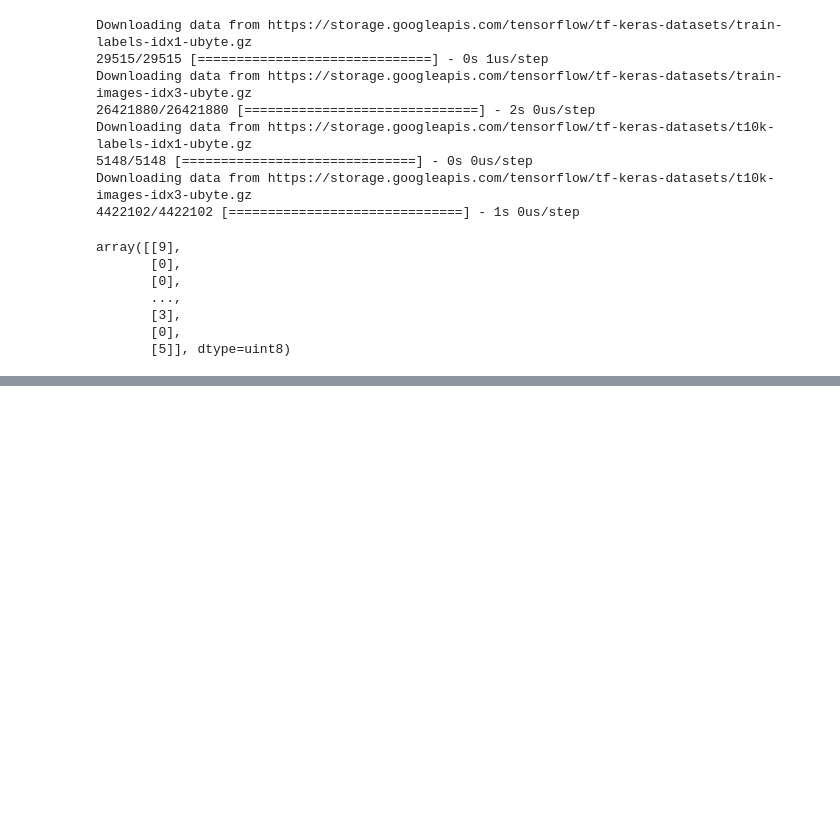
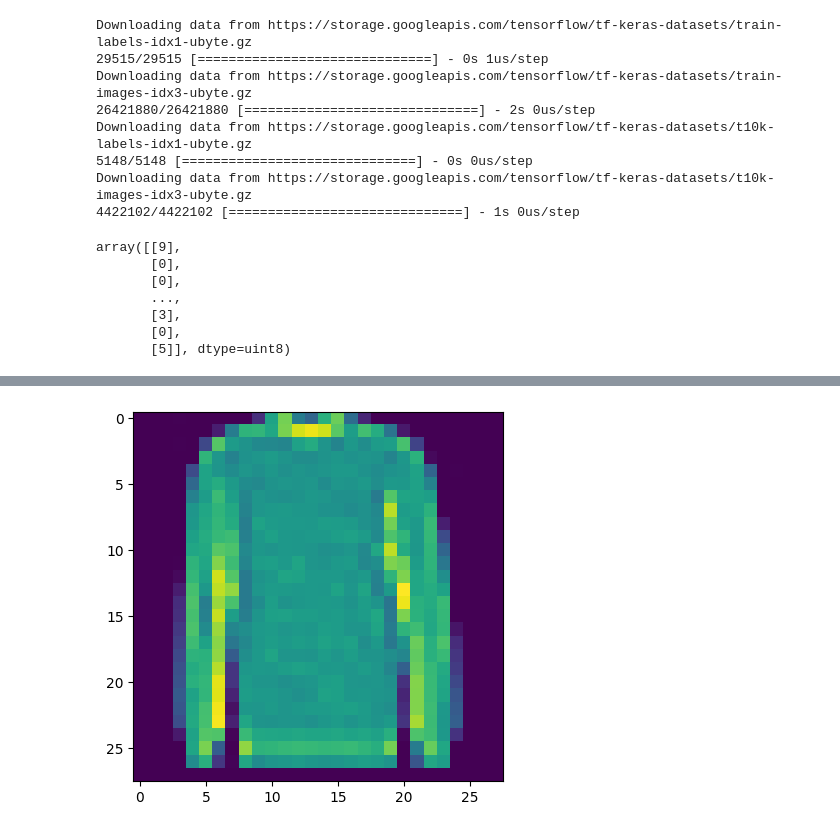
Before and after one commit to The237/DeepLearningCourses, a Jupyter notebook: 03_01_Deep_Learning_pour_la_classification.ipynb, the cells around one changed output, grey strips where cells are left out. Drawn from its saved outputs; the diff is of its cells as text; code cells hidden in the pictures; blank space fills up the shorter version.

```diff
--- a/03_01_Deep_Learning_pour_la_classification.ipynb
+++ b/03_01_Deep_Learning_pour_la_classification.ipynb
@@ -26,0 +51,5 @@ array([[9],
+# %%
+plt.imshow(training_images[45]/100)
+plt.show()
+# %% [output]
+[figure, added]
```
Also changed, not shown: parts of 26 cells of this notebook.
